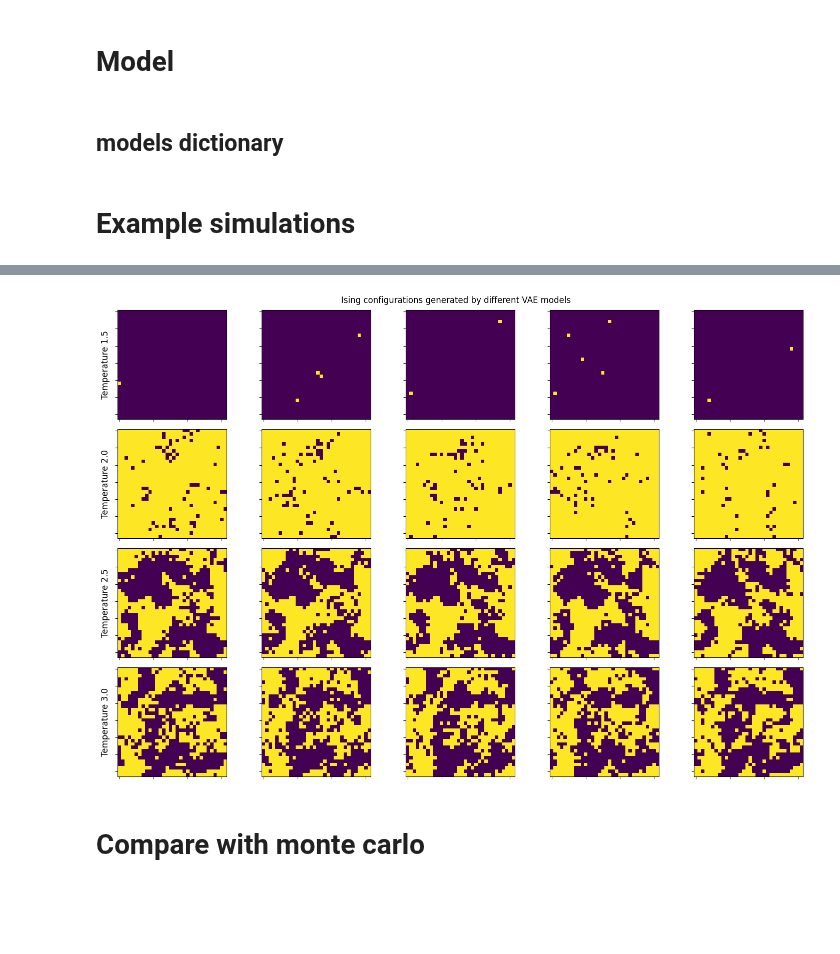
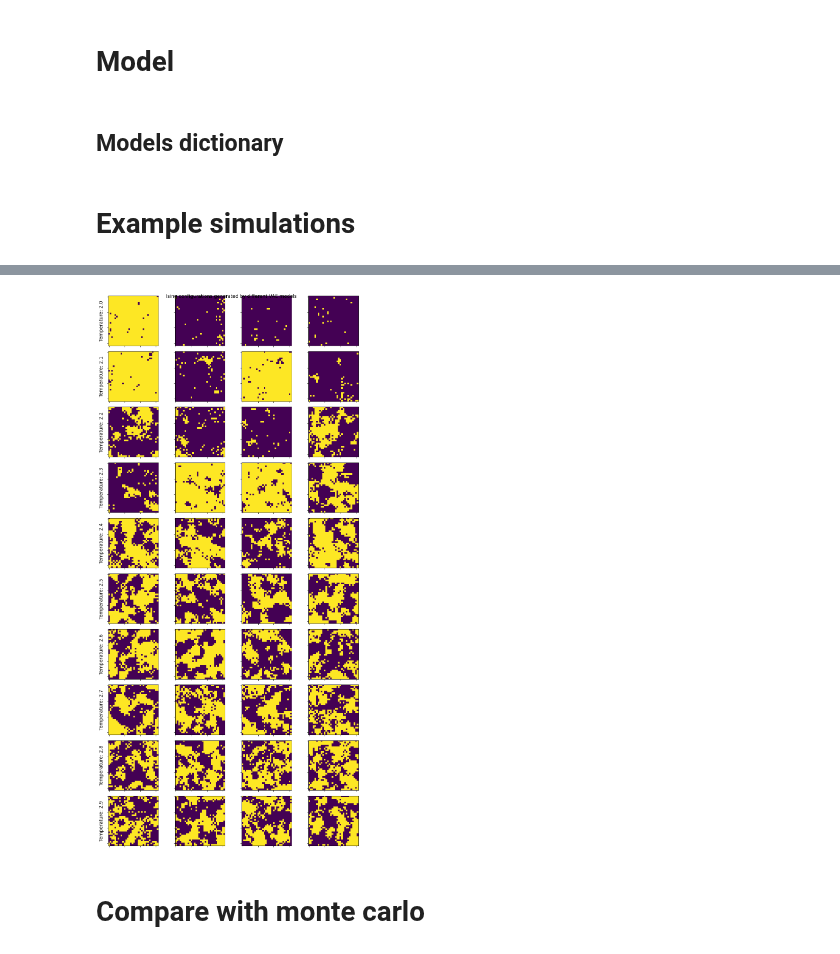
Before and after one commit to pSzyc/Ising, a Jupyter notebook: Model/VAE/VAE_sample.ipynb, the cells around one changed output, grey strips where cells are left out. Saved outputs shown, nothing was run; the diff lists cells and outputs as text; code cells hidden in the pictures; blank space fills up the shorter version.

```diff
--- a/Model/VAE/VAE_sample.ipynb
+++ b/Model/VAE/VAE_sample.ipynb
@@ -134,18 +134,18 @@ def load_model_at_T(t):
     model = VAE(latent_dim)
     dummy_input = tf.zeros((1, 32, 32, 1))
     model(dummy_input)
-    model.load_weights(f'models/vae{t}.h5')
+    model.load_weights(f'models/vae{t:.2}.h5')
     return model
 # %% [markdown]
-## models dictionary
+## Models dictionary
 # %%
-temps = [1.5, 2.0, 2.5, 3.0]
+temps = np.arange(2.0, 3.0, 0.1)
+titles = [f"Temperature: {t:.2}" for t in temps]
 models = {t: load_model_at_T(t) for t in temps}
 # %% [markdown]
 # Example simulations
 # %%
-fig, axes = plt.subplots(nrows=4, ncols=5, figsize=(15, 10))
-titles = ['Temperature 1.5','Temperature 2.0', 'Temperature 2.5', 'Temperature 3.0']
+fig, axes = plt.subplots(nrows=10, ncols=4, figsize=(10, 20))
 
 for i, ax_row in enumerate(axes):
     ax_row[0].set_ylabel(titles[i], rotation=90, size='large')
@@ -153,7 +153,7 @@ for i, ax_row in enumerate(axes):
     for j, ax in enumerate(ax_row):
         ax.yaxis.set_ticklabels([])
         ax.xaxis.set_ticklabels([])
-        spins = np.random.binomial(1, predictions[i, :, :])
+        spins = np.random.binomial(1, predictions[j, :, :])
         ax.imshow(spins, vmin=0, vmax=1)
 
 plt.suptitle("Ising configurations generated by different VAE models")
@@ -163,4 +162,4 @@ WARNING:tensorflow:5 out of the last 904 calls to <function VAE.sample at 0x...>
-[figure, old version]
+[figure, new version]
 # %% [markdown]
 # Compare with monte carlo
 # %%
```
Also changed, not shown: parts of 4 cells of this notebook, 1 other file.
